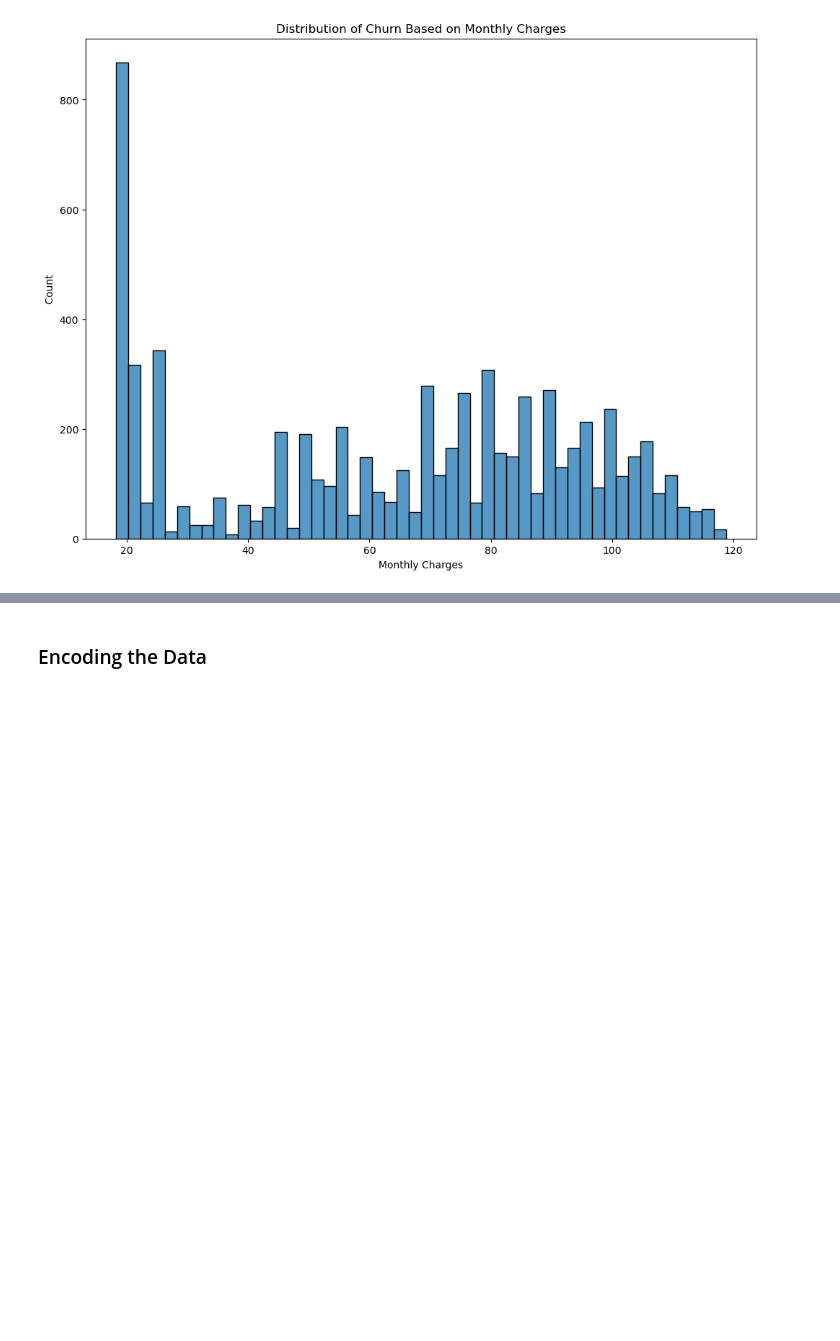
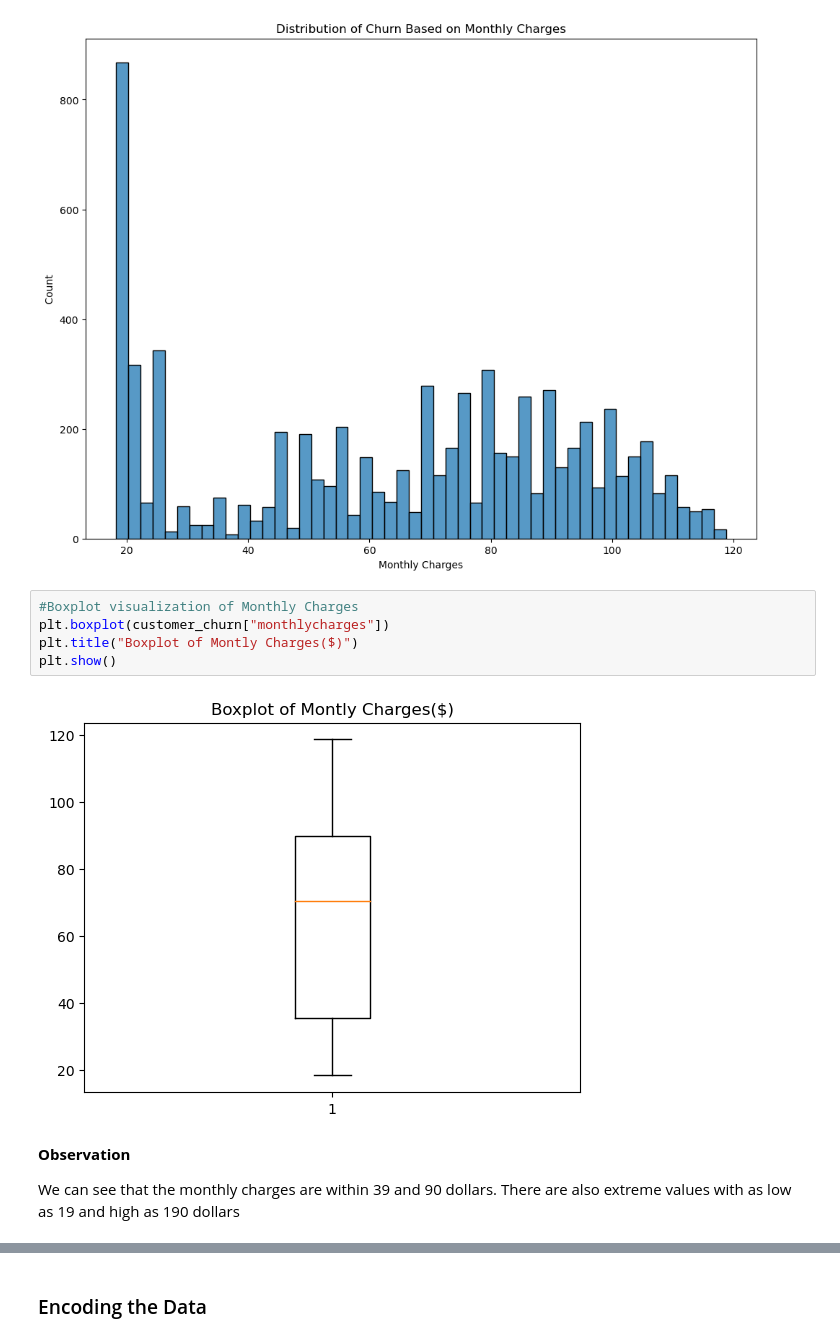
Before and after one commit to Sam1522/Predicting-Telco-Customer-Churn, a Jupyter notebook: Customer Churn Prediction.ipynb, the cells around one changed output, grey strips where cells are left out. Cells and saved outputs as stored; diff of their text form; blank space fills up the shorter version.

```diff
--- a/Customer Churn Prediction.ipynb
+++ b/Customer Churn Prediction.ipynb
@@ -477,4 +481,15 @@ plt.ylabel(" Count ")
 plt.show()
 # %% [output]
 [figure]
+# %%
+#Boxplot visualization of Monthly Charges
+plt.boxplot(customer_churn["monthlycharges"])
+plt.title("Boxplot of Montly Charges($)")
+plt.show()
+# %% [output]
+[figure, added]
+# %% [markdown]
+**Observation**
+
+We can see that the monthly charges are within 39 and 90 dollars. There are also extreme values with as low as 19 and high as 190 dollars
 # %%
```
Also changed, not shown: parts of 11 cells of this notebook.
